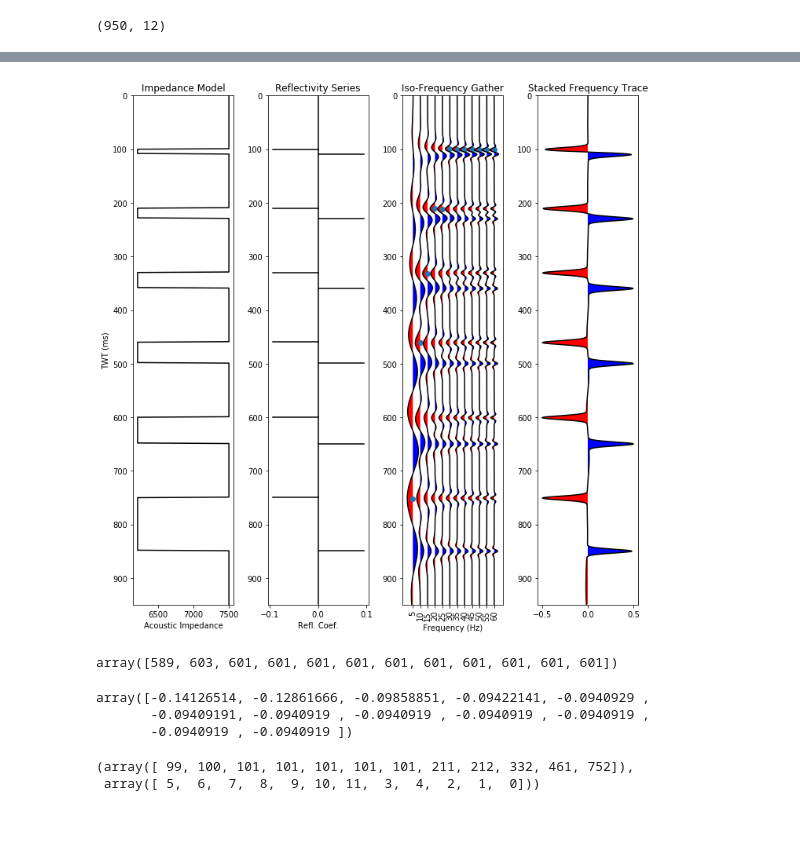
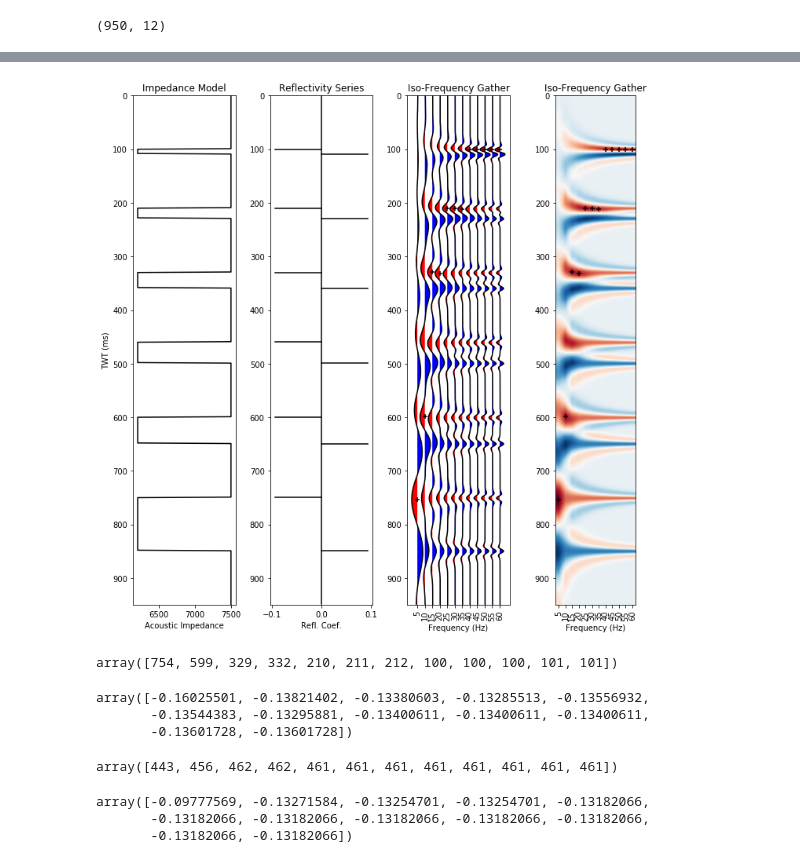
Before and after one commit to bdowdell/flask_pyseistuned, a Jupyter notebook: nb/image_plots.ipynb, the cells around one changed output, grey strips where cells are left out. Saved outputs shown, nothing was run; the diff lists cells and outputs as text; code cells hidden in the pictures; blank space fills up the shorter version.

Commit message:
updates notebook with iso-frequency gather display

```diff
--- a/nb/image_plots.ipynb
+++ b/nb/image_plots.ipynb
@@ -441,4 +441,6 @@ ax.set_xlabel('Refl. Coef.')
 plt.show()
 # %% [output]
 [figure]
+# %%
+ricker_app_corr = np.pi / np.sqrt(6)
 # %%
@@ -502,53 +504,66 @@ ax1.invert_yaxis()
 ax2 = fig.add_subplot(142, sharey=ax1)
 ax2.plot(np.zeros(rc_trace.shape), z, 'k')
 for i,_ in enumerate(rc_trace):
     if rc_trace[i] < 0:
         rc_x = [rc_trace[i], 0]
         rc_y = [i, i]
         ax2.plot(rc_x, rc_y, 'k')
     elif rc_trace[i] > 0:
         rc_x = [0, rc_trace[i]]
         rc_y = [i, i]
         ax2.plot(rc_x, rc_y, 'k')
 ax2.set_xlabel('Refl. Coef.')
 ax2.set_title('Reflectivity Series')
 
 ax3 = fig.add_subplot(143, sharey=ax1)
+#ax3.imshow(iso_freq_gather, cmap='RdBu')
 for i, trace in enumerate(iso_freq_gather.transpose()):
     tr = (((trace - ifg_min)/d_ifg) - 0.5)*dx*1.5
     x = i*dx + 5
     ax3.plot((x + tr), z, 'k')
     ax3.fill_betweenx(z, x, (x + tr), where=tr>=0, facecolor='blue')
     ax3.fill_betweenx(z, x, (x + tr), where=tr<=0, facecolor='red')
-ax3.scatter(range(5,65,5), np.argmin(iso_freq_gather, axis=0))
+ax3.scatter(range(5,65,5), np.argmin(iso_freq_gather, axis=0), marker='+', color='k')
 ax3.set_xlabel('Frequency (Hz)')
 ax3.set_xticks(range(5,65,5))
 ax3.xaxis.set_tick_params(rotation=90)
 ax3.set_title('Iso-Frequency Gather')
 
 ax4 = fig.add_subplot(144, sharey=ax1)
-summed_tr = np.apply_along_axis(np.sum, -1, iso_freq_gather)
-summed_tr = (((summed_tr - np.min(summed_tr))/(np.max(summed_tr) - np.min(summed_tr))) - 0.5)
-ax4.plot(summed_tr, z, 'k')
-ax4.fill_betweenx(z, 0, summed_tr, where=summed_tr>0, facecolor='blue')
-ax4.fill_betweenx(z, 0, summed_tr, where=summed_tr<0, facecolor='red')
-ax4.set_title('Stacked Frequency Trace')
+#summed_tr = np.apply_along_axis(np.sum, -1, iso_freq_gather)
+#summed_tr = (((summed_tr - np.min(summed_tr))/(np.max(summed_tr) - np.min(summed_tr))) - 0.5)
+#ax4.plot(summed_tr, z, 'k')
+#ax4.fill_betweenx(z, 0, summed_tr, where=summed_tr>0, facecolor='blue')
+#ax4.fill_betweenx(z, 0, summed_tr, where=summed_tr<0, facecolor='red')
+#ax4.set_title('Stacked Frequency Trace')
+ax4.imshow(iso_freq_gather, cmap='RdBu', aspect=0.08, interpolation='bilinear')
+ax4.scatter(range(0, 12), np.argmin(iso_freq_gather, axis=0), marker='+', color='k')
+ax4.set_xticks(range(0,12))
+ax4.set_xticklabels(range(5,65,5))
+ax4.xaxis.set_tick_params(rotation=90)
+ax4.set_xlabel('Frequency (Hz)')
+ax4.set_title('Iso-Frequency Gather')
 
 plt.tight_layout()
 # %% [output]
-[figure, old version]
+[figure, new version]
 # %%
-np.argmin(iso_freq_gather[550:650,:], axis=0) + 550
+np.argmin(iso_freq_gather, axis=0)
 # %% [output]
-array([589, 603, 601, 601, 601, 601, 601, 601, 601, 601, 601, 601])
+array([754, 599, 329, 332, 210, 211, 212, 100, 100, 100, 101, 101])
+# %%
+np.apply_along_axis(np.amin, 1, iso_freq_gather[np.argmin(iso_freq_gather, axis=0),:])
+# %% [output]
+array([-0.16025501, -0.13821402, -0.13380603, -0.13285513, -0.13556932,
+       -0.13544383, -0.13295881, -0.13400611, -0.13400611, -0.13400611,
+       -0.13601728, -0.13601728])
 # %%
-np.amin(iso_freq_gather[550:650,:], axis=0)
+np.argmin(iso_freq_gather[400:550,:], axis=0) + 400
 # %% [output]
-array([-0.14126514, -0.12861666, -0.09858851, -0.09422141, -0.0940929 ,
-       -0.09409191, -0.0940919 , -0.0940919 , -0.0940919 , -0.0940919 ,
-       -0.0940919 , -0.0940919 ])
+array([443, 456, 462, 462, 461, 461, 461, 461, 461, 461, 461, 461])
 # %%
-np.where(iso_freq_gather == np.amin(iso_freq_gather, axis=0))
+np.apply_along_axis(np.amin, 1, iso_freq_gather[(np.argmin(iso_freq_gather[400:550,:], axis=0)+400),:])
 # %% [output]
-(array([ 99, 100, 101, 101, 101, 101, 101, 211, 212, 332, 461, 752]),
- array([ 5,  6,  7,  8,  9, 10, 11,  3,  4,  2,  1,  0]))
+array([-0.09777569, -0.13271584, -0.13254701, -0.13254701, -0.13182066,
+       -0.13182066, -0.13182066, -0.13182066, -0.13182066, -0.13182066,
+       -0.13182066, -0.13182066])
```
Also changed, not shown: parts of 6 cells of this notebook.
